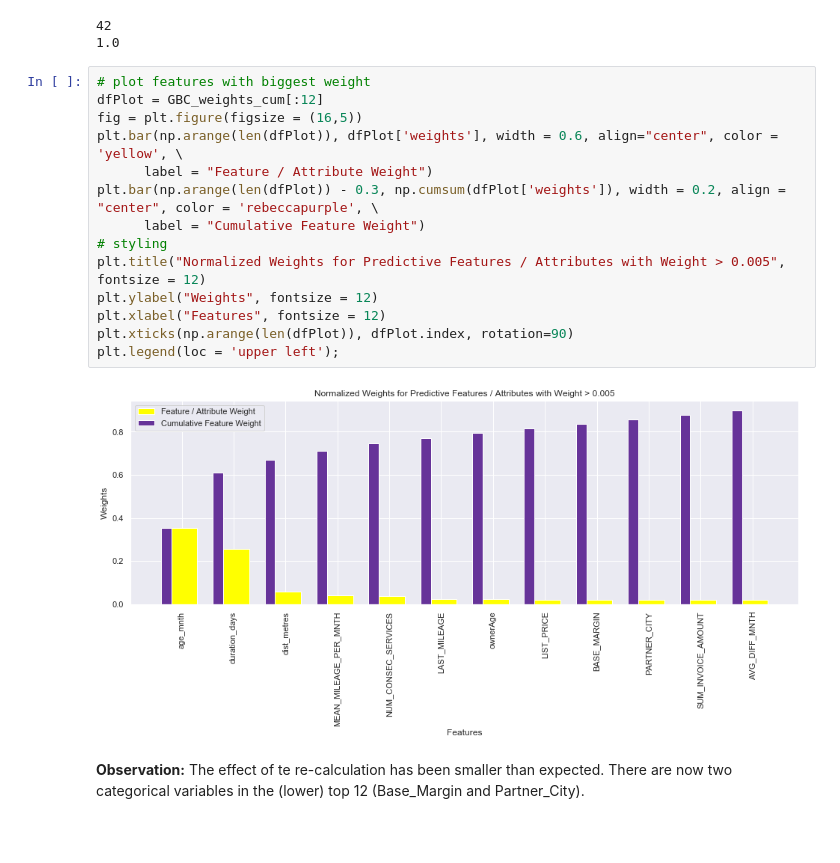
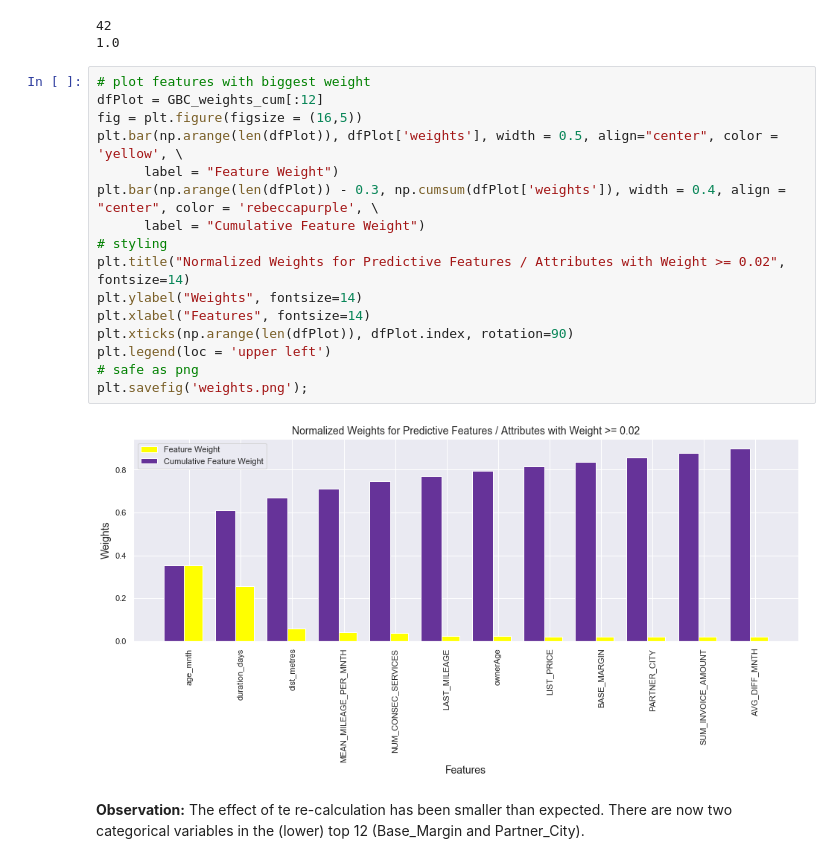
Before and after one commit to rbuerki/churn-prediction-automotive, a Jupyter notebook: blog_automotiveChurn.ipynb, the cells around one changed output. Saved outputs shown, nothing was run; the diff lists cells and outputs as text; blank space fills up the shorter version.

```diff
--- a/blog_automotiveChurn.ipynb
+++ b/blog_automotiveChurn.ipynb
@@ -568,19 +570,21 @@ print(GBC_weights_cum['weights'].sum())
 # %%
 # plot features with biggest weight
 dfPlot = GBC_weights_cum[:12]
 fig = plt.figure(figsize = (16,5))
-plt.bar(np.arange(len(dfPlot)), dfPlot['weights'], width = 0.6, align="center", color = 'yellow', \
-      label = "Feature / Attribute Weight")
-plt.bar(np.arange(len(dfPlot)) - 0.3, np.cumsum(dfPlot['weights']), width = 0.2, align = "center", color = 'rebeccapurple', \
+plt.bar(np.arange(len(dfPlot)), dfPlot['weights'], width = 0.5, align="center", color = 'yellow', \
+      label = "Feature Weight")
+plt.bar(np.arange(len(dfPlot)) - 0.3, np.cumsum(dfPlot['weights']), width = 0.4, align = "center", color = 'rebeccapurple', \
       label = "Cumulative Feature Weight")
 # styling
-plt.title("Normalized Weights for Predictive Features / Attributes with Weight > 0.005", fontsize = 12)
-plt.ylabel("Weights", fontsize = 12)
-plt.xlabel("Features", fontsize = 12)
+plt.title("Normalized Weights for Predictive Features / Attributes with Weight >= 0.02", fontsize=14)
+plt.ylabel("Weights", fontsize=14)
+plt.xlabel("Features", fontsize=14)
 plt.xticks(np.arange(len(dfPlot)), dfPlot.index, rotation=90)
-plt.legend(loc = 'upper left');
+plt.legend(loc = 'upper left')
+# safe as png
+plt.savefig('weights.png');
 # %% [output]
-[figure, old version]
+[figure, new version]
 # %% [markdown]
 **Observation:** The effect of te re-calculation has been smaller than expected. There are now two categorical variables in the (lower) top 12 (Base_Margin and Partner_City).
 # %% [markdown]
```
Also changed, not shown: parts of 3 cells of this notebook, 2 other files.
